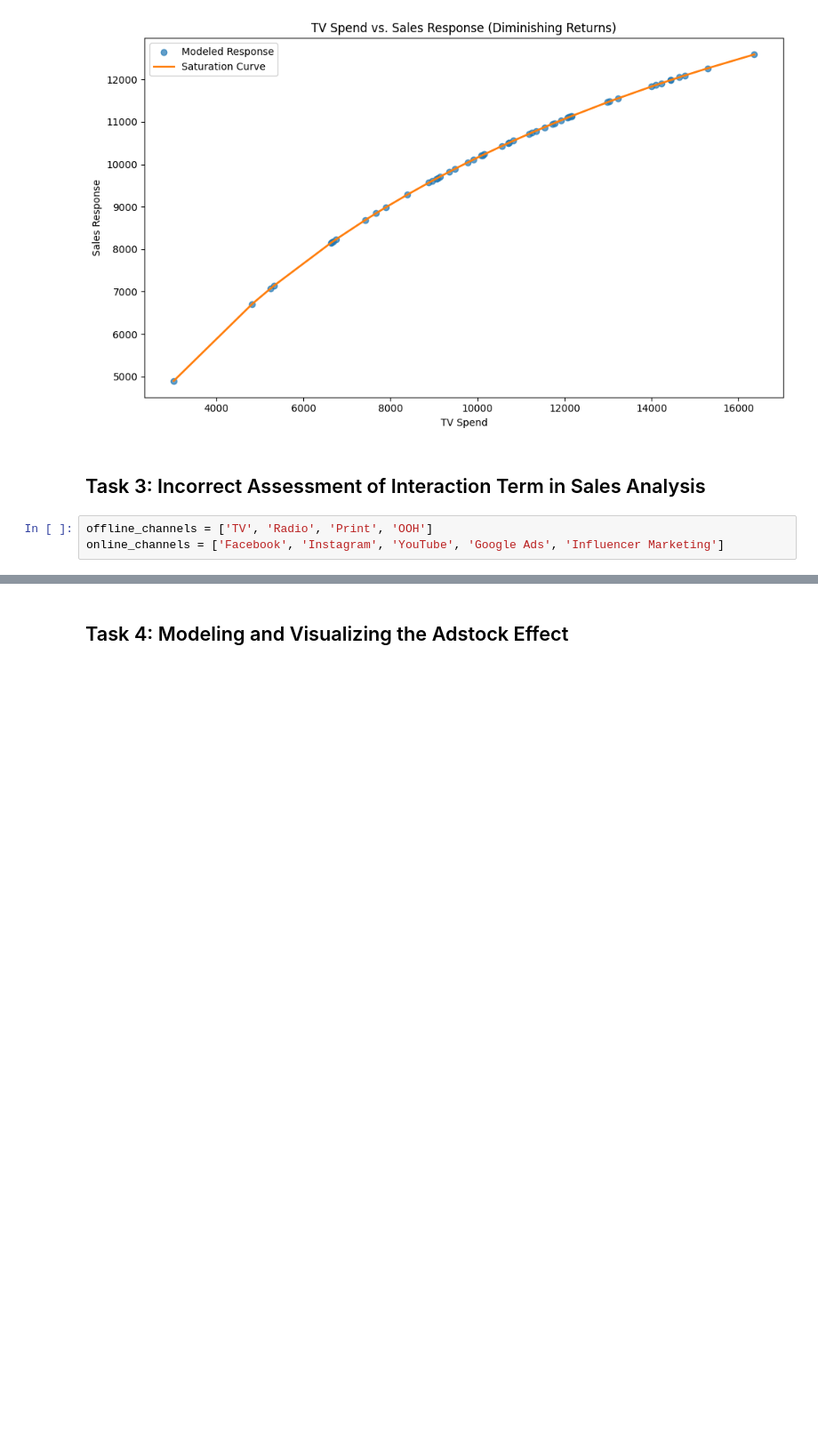
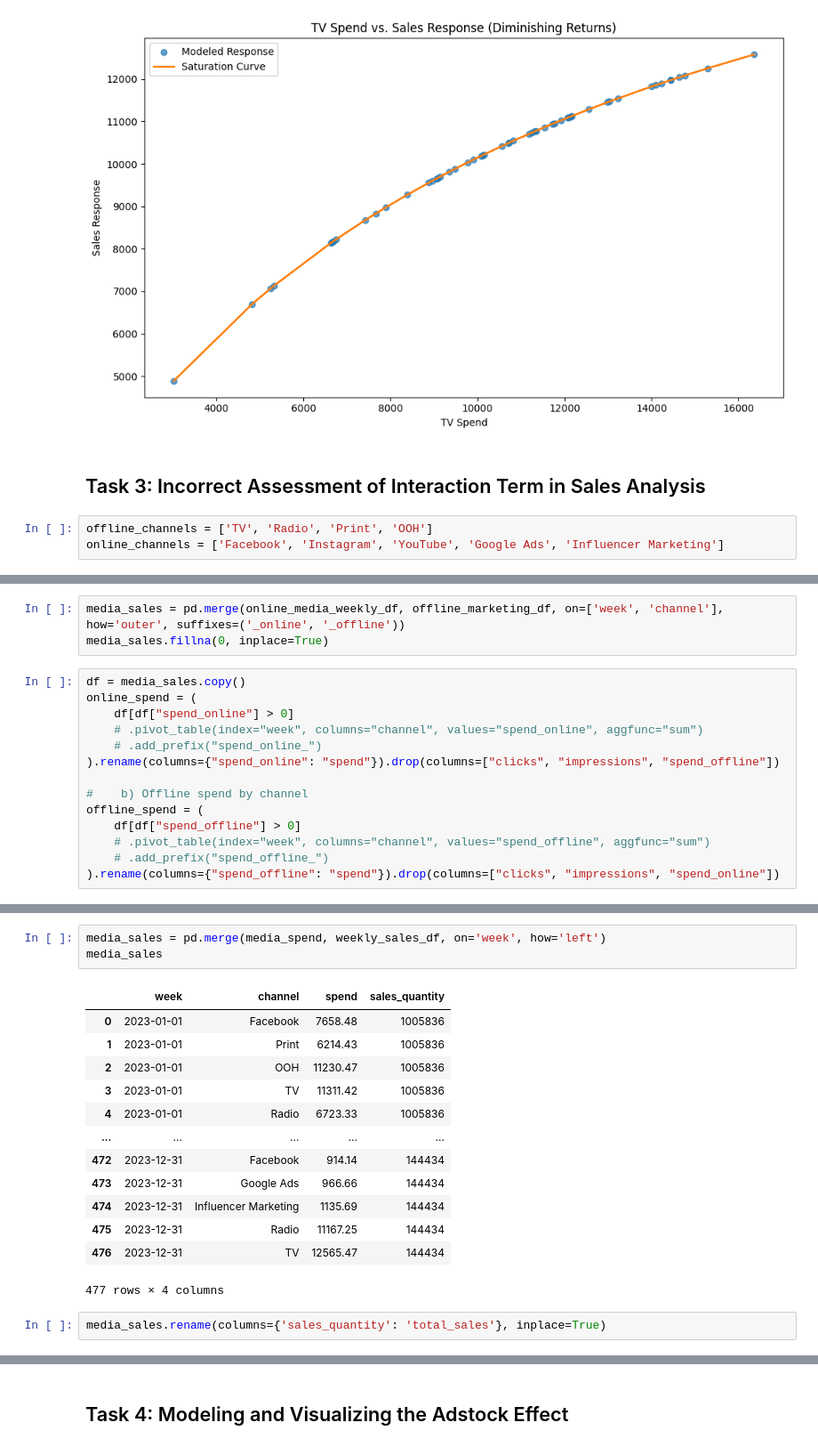
Before and after one commit to omkar-dalvi/ml-debug-hackathon-2025, a Jupyter notebook: notebooks/corrected/featureengineeringcorrectedazureartifact.ipynb, the cells around one changed output, grey strips where cells are left out. Shown at 89% size. Saved outputs shown, nothing was run; the diff lists cells and outputs as text; blank space fills up the shorter version.

```diff
--- a/notebooks/corrected/featureengineeringcorrectedazureartifact.ipynb
+++ b/notebooks/corrected/featureengineeringcorrectedazureartifact.ipynb
@@ -420,0 +405,17 @@ buggy_interaction_analysis()
+# %%
+media_sales = pd.merge(online_media_weekly_df, offline_marketing_df, on=['week', 'channel'], how='outer', suffixes=('_online', '_offline'))
+media_sales.fillna(0, inplace=True)
+# %%
+df = media_sales.copy()
+online_spend = (
+    df[df["spend_online"] > 0]
+    # .pivot_table(index="week", columns="channel", values="spend_online", aggfunc="sum")
+    # .add_prefix("spend_online_")
+).rename(columns={"spend_online": "spend"}).drop(columns=["clicks", "impressions", "spend_offline"])
+
+#    b) Offline spend by channel
+offline_spend = (
+    df[df["spend_offline"] > 0]
+    # .pivot_table(index="week", columns="channel", values="spend_offline", aggfunc="sum")
+    # .add_prefix("spend_offline_")
+).rename(columns={"spend_offline": "spend"}).drop(columns=["clicks", "impressions", "spend_online"])
@@ -420,0 +496,19 @@ buggy_interaction_analysis()
+# %%
+media_sales = pd.merge(media_spend, weekly_sales_df, on='week', how='left')
+media_sales
+# %% [output]
+|  | week | channel | spend | sales_quantity |
+| 0 | 2023-01-01 | Facebook | 7658.48 | 1005836 |
+| 1 | 2023-01-01 | Print | 6214.43 | 1005836 |
+| 2 | 2023-01-01 | OOH | 11230.47 | 1005836 |
+| 3 | 2023-01-01 | TV | 11311.42 | 1005836 |
+| 4 | 2023-01-01 | Radio | 6723.33 | 1005836 |
+| ... | ... | ... | ... | ... |
+| 472 | 2023-12-31 | Facebook | 914.14 | 144434 |
+| 473 | 2023-12-31 | Google Ads | 966.66 | 144434 |
+| 474 | 2023-12-31 | Influencer Marketing | 1135.69 | 144434 |
+| 475 | 2023-12-31 | Radio | 11167.25 | 144434 |
+| 476 | 2023-12-31 | TV | 12565.47 | 144434 |
+477 rows × 4 columns
+# %%
+media_sales.rename(columns={'sales_quantity': 'total_sales'}, inplace=True)
```
Also changed, not shown: parts of 18 cells of this notebook, 3 other files.
